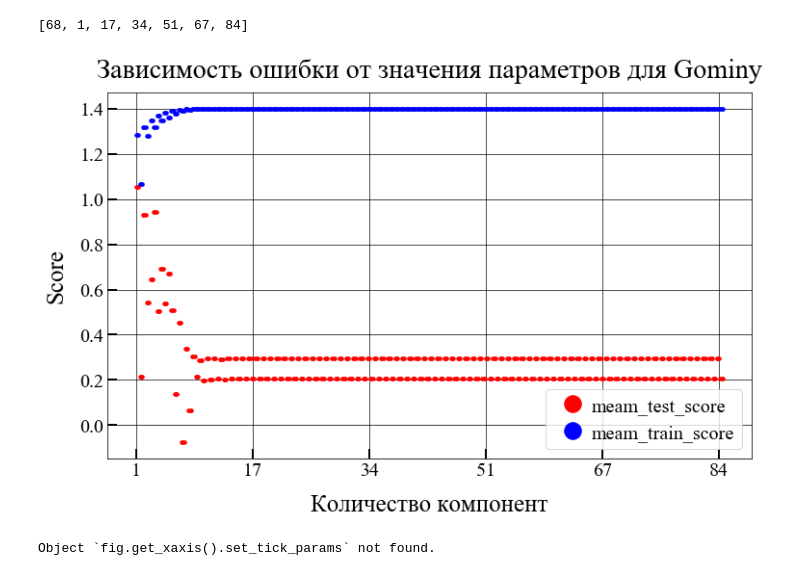
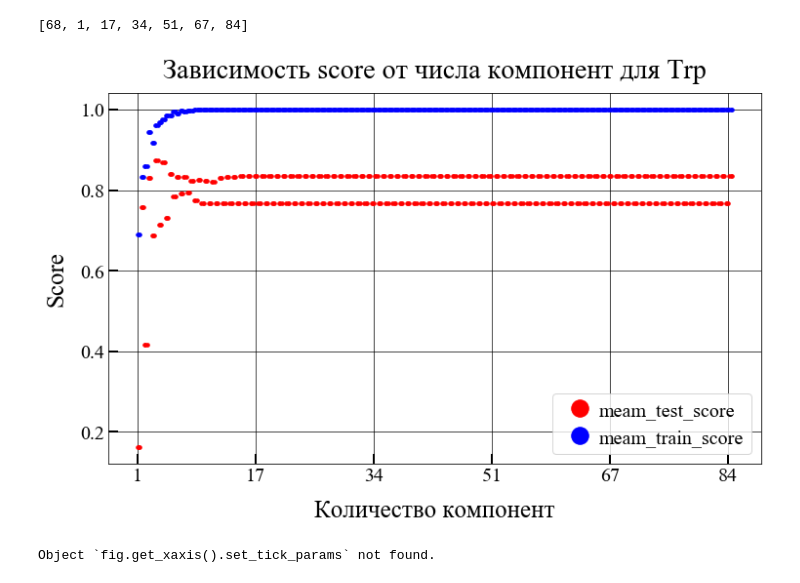
Before and after one commit to 89605502155/course-work-2, a Jupyter notebook: PLS1_regression.ipynb, the cells around one changed output. Saved outputs shown, nothing was run; the diff lists cells and outputs as text; code cells hidden in the pictures.

```diff
--- a/PLS1_regression.ipynb
+++ b/PLS1_regression.ipynb
@@ -66,0 +39,7 @@ print("Правильность на тестовом наборе: {:.2f}".form
+# %%
+#делим набор на обучающий и тестовый
+X_train, X_test, y_train, y_test = train_test_split(
+     Xdata_numpy['X'], Ydata.iloc[:,2], test_size=0.2857
+)
+print(X_train.shape)
+print(y_train.shape)
@@ -156,2 +124,2 @@ for i in xx:
 # %%
-yy=np.array([-0.2,0.0,0.2,0.4,0.6,0.8,1.0,1.2,1.4])
+yy=[0.0 , 0.2, 0.4, 0.6, 0.8, 1.0 , 1.2]
@@ -168,23 +132,23 @@ xlab
 # %%
 mpl.rc('font',family='Times New Roman')
 fig, axs = plt.subplots(figsize=(12, 7))
 axs.plot(ylow,".",color="red",ms=7,label="meam_test_score")
 axs.plot(ylow2,".",color="blue",ms=7,label="meam_train_score")
 axs.set_ylabel('Score',  fontsize=25,labelpad=12)
 axs.grid(color="black",linewidth=0.7)
 axs.set_xlabel("Количество компонент",  fontsize=25,labelpad=15)
-axs.set_title("Зависимость ошибки от значения параметров для Gominy", fontsize=28,loc="center" ,pad=15)
+axs.set_title("Зависимость score от числа компонент для Trp", fontsize=28,loc="center" ,pad=15)
 axs.tick_params(which='major', length=10, width=2)
 axs.set_xticklabels(xlab, fontsize=20)
 axs.set_yticklabels(yy, fontsize=20)
 axs.get_xaxis().set_tick_params(direction='in')
 axs.get_yaxis().set_tick_params(direction='in')
 axs.legend(fontsize=20, markerscale=5,handletextpad=0)
 
-plt.savefig('Зависимость ошибки от параметров для PLS1_Gominy.png', format='png', dpi=1000)
+plt.savefig('Зависимость ошибки от параметров для PLS1_Trp.png', format='png', dpi=1000)
 plt.show();
 # %% [output]
-[figure, old version]
+[figure, new version]
 # %%
 ?fig.get_xaxis().set_tick_params
 # %% [output]
```
Also changed, not shown: parts of 20 cells of this notebook, 43 other files.
